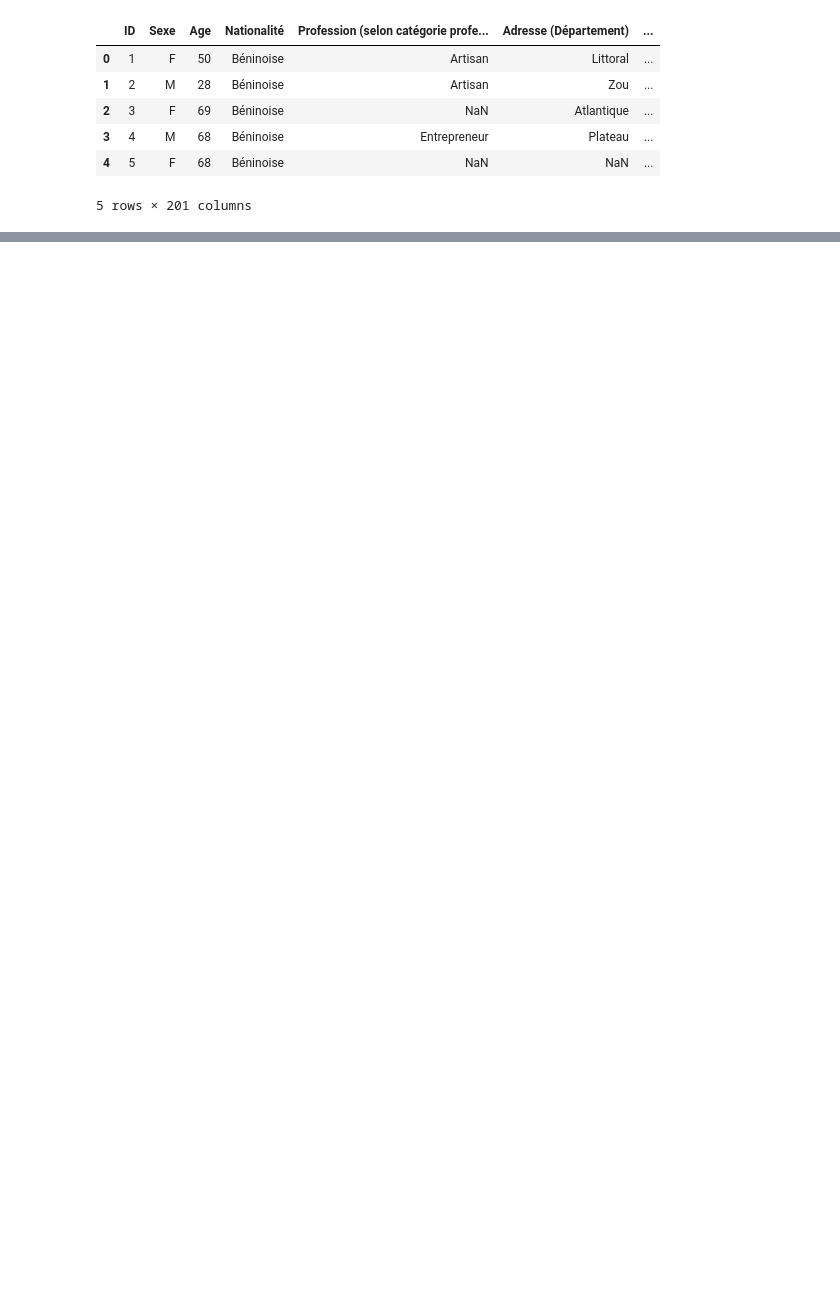
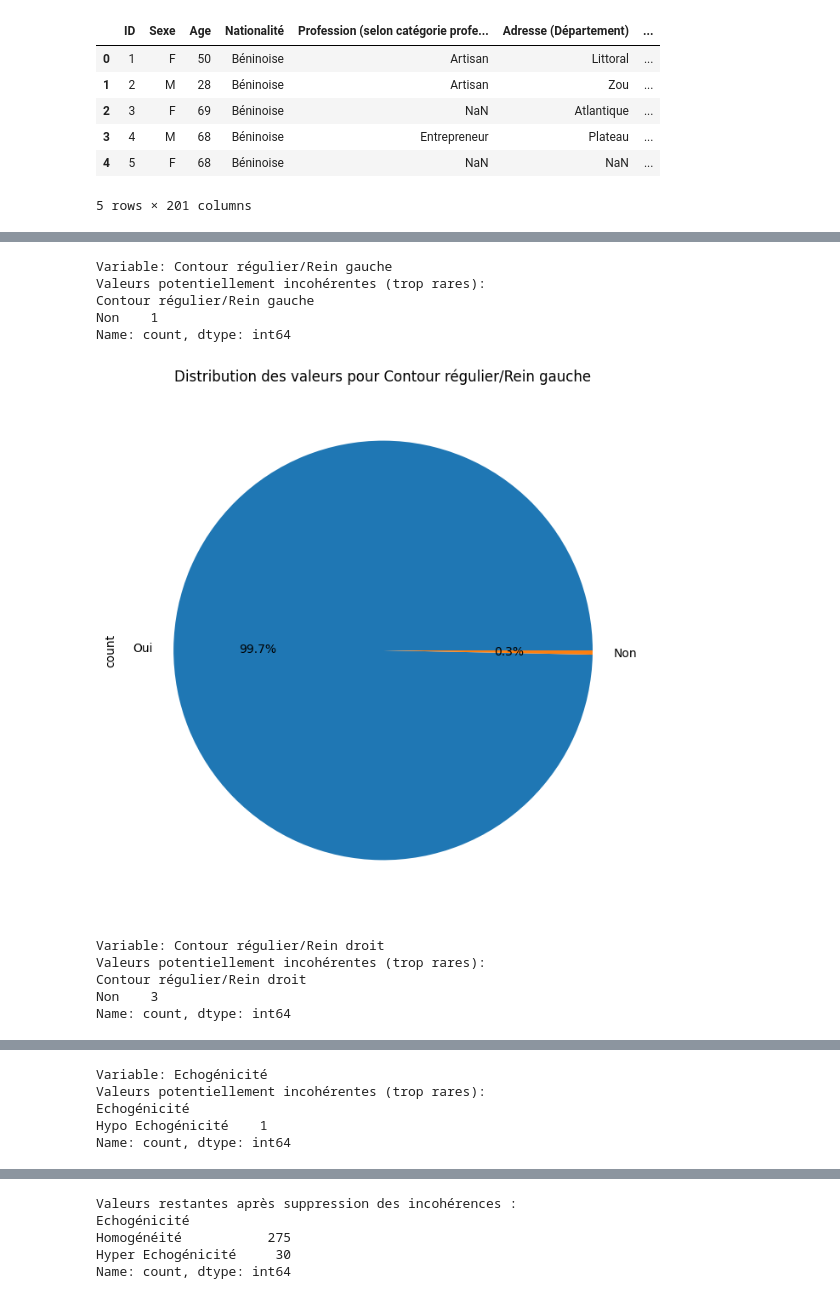
Before and after one commit to sarkisayeto/Hackathon_IFRI_IA_G_8, a Jupyter notebook: notebooks/exploration.ipynb, the cells around one changed output, grey strips where cells are left out. Saved outputs shown, nothing was run; the diff lists cells and outputs as text; code cells hidden in the pictures; blank space fills up the shorter version.

```diff
--- a/notebooks/exploration.ipynb
+++ b/notebooks/exploration.ipynb
@@ -59,0 +724,10 @@ Si vous souhaitez une analyse ou une visualisation spécifique, faites-le-moi sa
+# %%
+# Identifier les colonnes non uniques
+non_unique_columns = df_clean.columns[df_clean.columns.duplicated()].tolist()
+
+# Supprimer les colonnes non uniques
+df_clean = df_clean.loc[:, ~df_clean.columns.duplicated()]
+
+# Vérifier les colonnes restantes
+print("Colonnes restantes après suppression des colonnes non uniques :")
+print(df_clean.columns)
@@ -59,0 +767,33 @@ Si vous souhaitez une analyse ou une visualisation spécifique, faites-le-moi sa
+# %%
+categorical_cols = df_clean.select_dtypes(include=['object', 'category']).columns
+
+for col in categorical_cols:
+    # Comptage des valeurs uniques
+    value_counts = df_clean[col].value_counts()
+
+    # Détection des valeurs rares (potentiellement erronées)
+    threshold = 0.01 * len(df_clean)  # 1% des données comme seuil
+    rare_values = value_counts[value_counts < threshold]
+
+    if not rare_values.empty:
+        print(f"\nVariable: {col}")
+        print("Valeurs potentiellement incohérentes (trop rares):")
+        print(rare_values)
+
+        # Pie chart des valeurs
+        plt.figure(figsize=(8, 8))
+        df_clean[col].value_counts().plot.pie(autopct='%1.1f%%')
+        plt.title(f"Distribution des valeurs pour {col}")
+        plt.show()
+# %% [output]
+Variable: Contour régulier/Rein gauche
+Valeurs potentiellement incohérentes (trop rares):
+Contour régulier/Rein gauche
+Non    1
+Name: count, dtype: int64
+[figure, added]
+Variable: Contour régulier/Rein droit
+Valeurs potentiellement incohérentes (trop rares):
+Contour régulier/Rein droit
+Non    3
+Name: count, dtype: int64
@@ -59,0 +801,5 @@ Si vous souhaitez une analyse ou une visualisation spécifique, faites-le-moi sa
+Variable: Echogénicité
+Valeurs potentiellement incohérentes (trop rares):
+Echogénicité
+Hypo Echogénicité    1
+Name: count, dtype: int64
@@ -59,0 +807,14 @@ Si vous souhaitez une analyse ou une visualisation spécifique, faites-le-moi sa
+# %%
+# Suppression des valeurs incohérentes dans les colonnes spécifiques
+# Exemple : Suppression des lignes où la valeur de "Echogénicité" est "Hypo Echogénicité"
+df_clean = df_clean[df_clean["Echogénicité"] != "Hypo Echogénicité"]
+
+# Vérification après suppression
+print("Valeurs restantes après suppression des incohérences :")
+print(df_clean["Echogénicité"].value_counts())
+# %% [output]
+Valeurs restantes après suppression des incohérences :
+Echogénicité
+Homogénéité           275
+Hyper Echogénicité     30
+Name: count, dtype: int64
```
Also changed, not shown: parts of 82 cells of this notebook, 29 other files.
